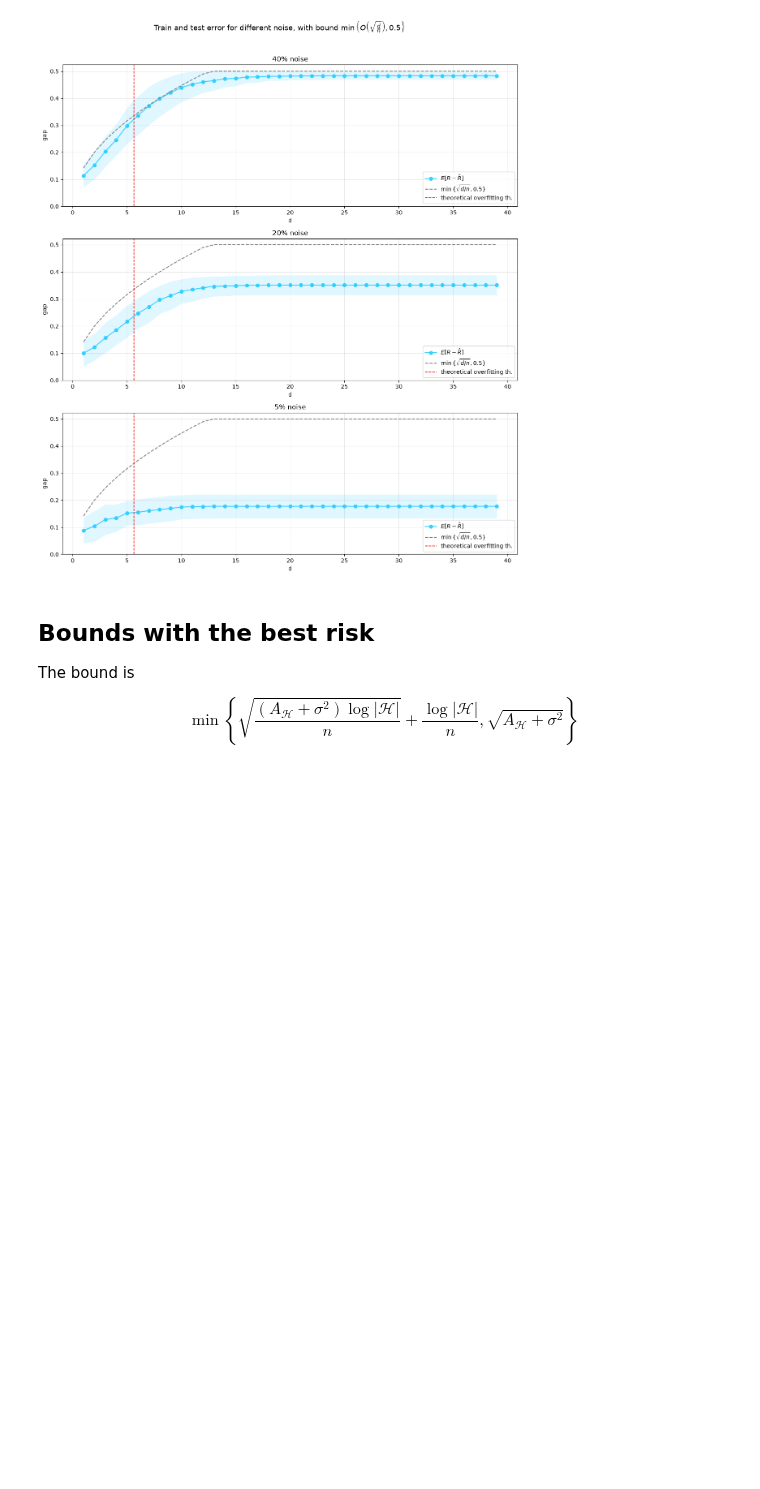
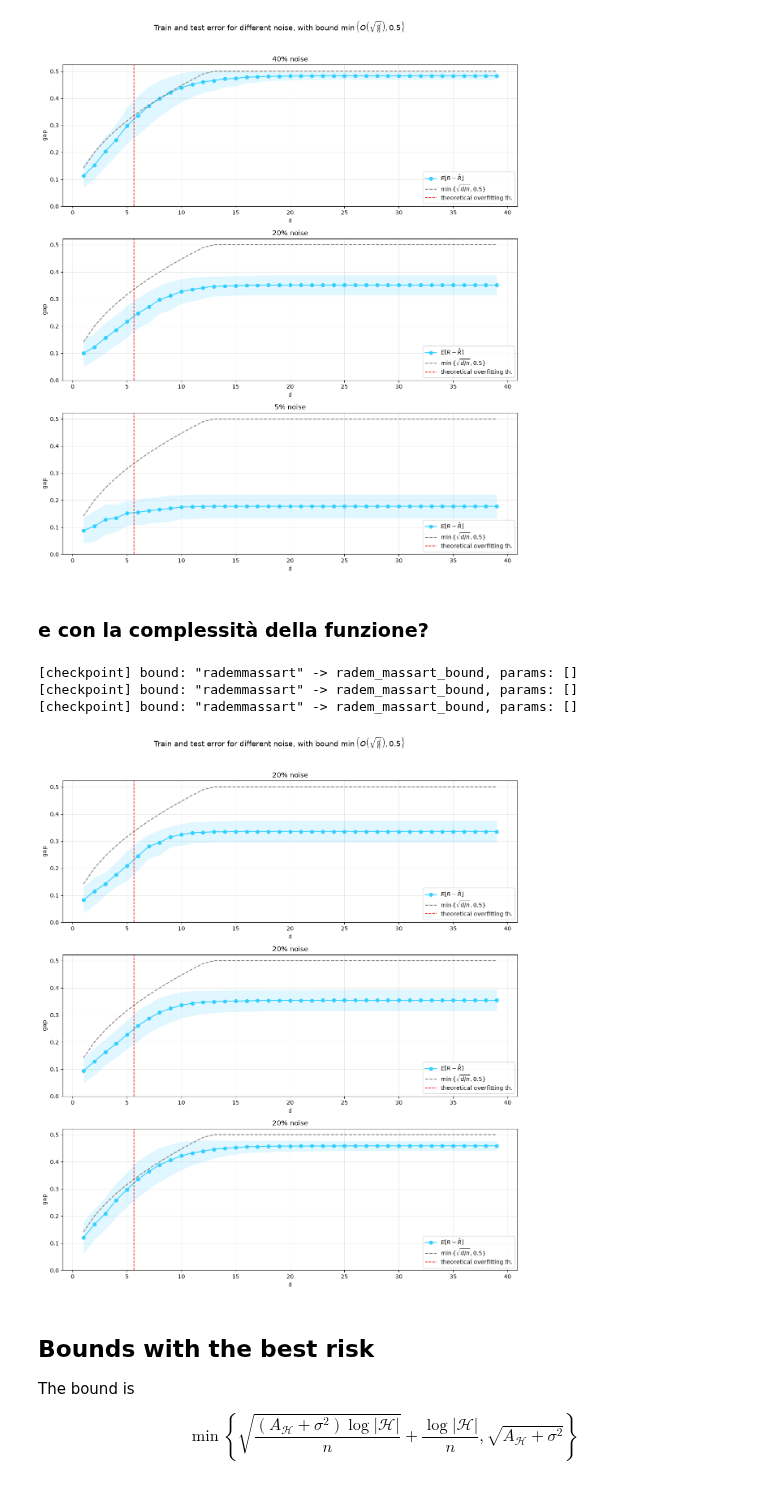
Before and after one commit to matildedol/tesi, a Jupyter notebook: source/experiments.ipynb, the cells around one changed output. Cells and saved outputs as stored; diff of their text form; code cells hidden in the pictures; blank space fills up the shorter version.

```diff
--- a/source/experiments.ipynb
+++ b/source/experiments.ipynb
@@ -19,9 +19,10 @@ num_iter = 100
 num_crossings = 10
 noise_par = 0.8
 my_noise_pars = [0.6, 0.8, 0.95]
+my_nums_crossings = [5, 10, 50]
 
 from functools import partial
-mysine = partial(sine, m = num_crossings)
+sine_f = partial(sine, m = num_crossings)
 
 def noise_label(p):
     # noise level as percentage of flipped labels
@@ -45,7 +46,7 @@ y_test = sample_y_bernoulli(x = x_test, f = mysine, p = noise_par)
 # build models and do plots
 hat_Rs, Rs, gaps, std_hat_Rs, std_Rs, std_gaps, predictions, x, y, x_grid = main_loop(
     x_test, y_test, n = data_size_tr, p = noise_par, T = num_iter, model = mymodel,
-    f = mysine, noise_type = "bernoulli",
+    f = sine_f, noise_type = "bernoulli",
     N = supp_size)
 plots(hat_Rs, Rs, gaps, std_hat_Rs=std_hat_Rs, std_Rs=std_Rs, std_gaps=std_gaps,
       n = data_size_tr, noise_type = "bernoulli", p = noise_par, T = num_iter, model = mymodel,
@@ -81,12 +82,12 @@ fig.suptitle(r'Train and test error for different noise, with bound $\min\left\{
 for ax, my_noise_par in zip(axs.flat, my_noise_pars):
     # build test set
     x_test = sample_x(data_size_test, supp_size)
-    y_test = sample_y_bernoulli(x=x_test, f=mysine, p=my_noise_par)
+    y_test = sample_y_bernoulli(x=x_test, f=sine_f, p=my_noise_par)
 
     # build models and do plots
     hat_Rs, Rs, gaps, std_hat_Rs, std_Rs, std_gaps, predictions, x, y, x_grid = main_loop(
         x_test, y_test, n=data_size_tr, noise_type = "bernoulli",
-        p=my_noise_par, T=num_iter, model=mymodel, f=mysine, N=supp_size)
+        p=my_noise_par, T=num_iter, model=mymodel, f=sine_f, N=supp_size)
     plots(hat_Rs, Rs, gaps, std_hat_Rs=std_hat_Rs, std_Rs=std_Rs, std_gaps=std_gaps,
           n=data_size_tr, noise_type = "bernoulli", p=my_noise_par, T=num_iter, model=mymodel,
           one=False, three=False, axes=[ax],
@@ -100,6 +101,35 @@ plt.show()
 [checkpoint] bound: "rademmassart" -> radem_massart_bound, params: []
 [checkpoint] bound: "rademmassart" -> radem_massart_bound, params: []
 [figure]
+# %% [markdown]
+### e con la complessità della funzione?
+# %%
+fig, axs = plt.subplots(3, 1, figsize=(12, 14))
+fig.suptitle(r'Train and test error for different noise, with bound $\min\left\{O\left(\sqrt{\frac{d}{n}}\right), 0.5\right\}$', fontsize=13)
+
+for ax, my_num_crossings in zip(axs.flat, my_nums_crossings):
+    my_sine_f = partial(sine, m = my_num_crossings)
+    # build test set
+    x_test = sample_x(data_size_test, supp_size)
+    y_test = sample_y_bernoulli(x=x_test, f=my_sine_f, p=noise_par)
+
+    # build models and do plots
+    hat_Rs, Rs, gaps, std_hat_Rs, std_Rs, std_gaps, predictions, x, y, x_grid = main_loop(
+        x_test, y_test, n=data_size_tr, noise_type = "bernoulli",
+        p=noise_par, T=num_iter, model=mymodel, f=my_sine_f, N=supp_size)
+    plots(hat_Rs, Rs, gaps, std_hat_Rs=std_hat_Rs, std_Rs=std_Rs, std_gaps=std_gaps,
+          n=data_size_tr, noise_type = "bernoulli", p=noise_par, T=num_iter, model=mymodel,
+          one=False, three=False, axes=[ax],
+          bound_name = "rademmassart", bound_params = {})
+    ax.set_title(noise_label(noise_par))
+
+plt.tight_layout(rect=[0, 0, 1, 0.96])
+plt.show()
+# %% [output]
+[checkpoint] bound: "rademmassart" -> radem_massart_bound, params: []
+[checkpoint] bound: "rademmassart" -> radem_massart_bound, params: []
+[checkpoint] bound: "rademmassart" -> radem_massart_bound, params: []
+[figure, added]
 # %% [markdown]
 ## Bounds with the best risk
 
```
Also changed, not shown: parts of 5 cells of this notebook.
